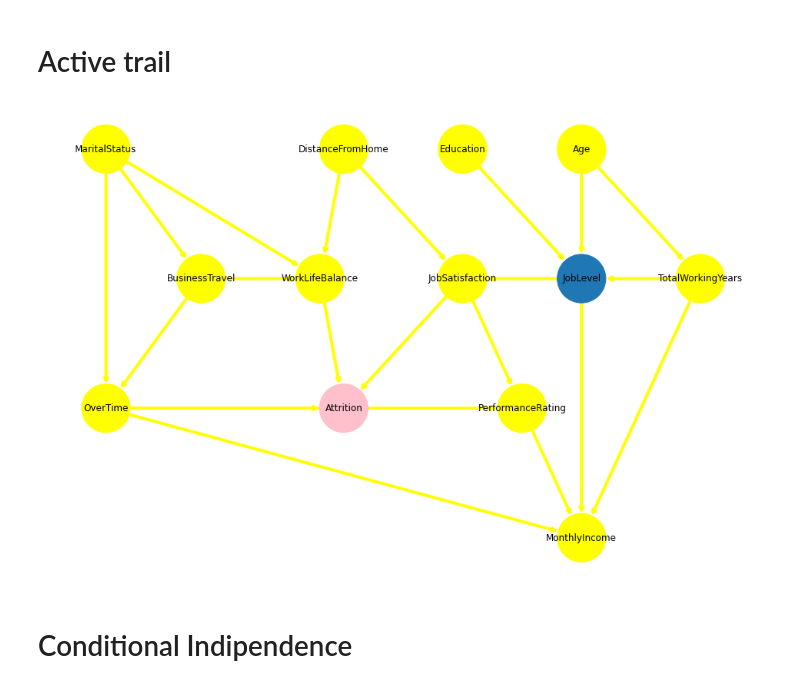
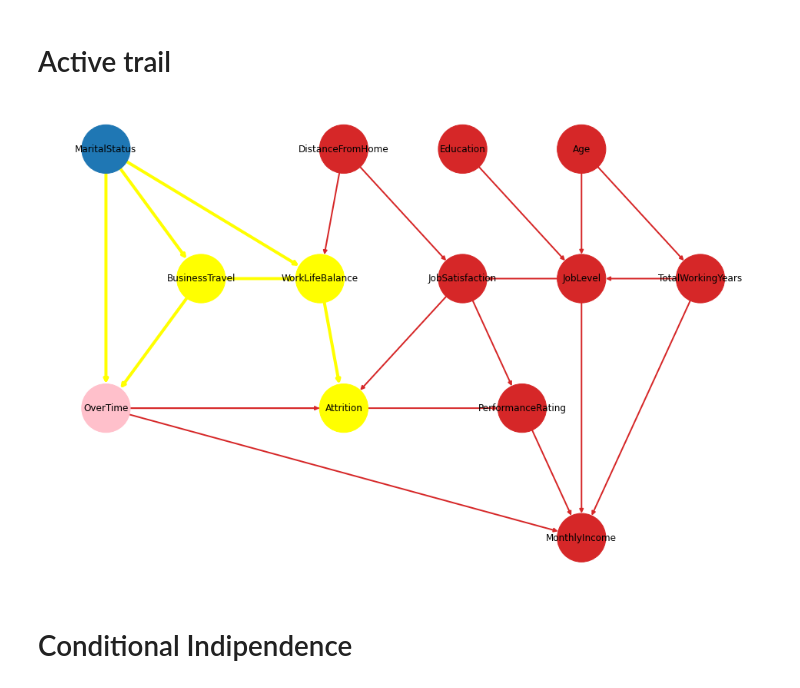
Before and after one commit to jacopodabramo/FAIKR3, a Jupyter notebook: HandMade.ipynb, the cells around one changed output. Drawn from its saved outputs; the diff is of its cells as text; code cells hidden in the pictures.

```diff
--- a/HandMade.ipynb
+++ b/HandMade.ipynb
@@ -157,29 +155,28 @@ Number of parameters: 832
 # %% [markdown]
 # Active trail
 # %%
-def display_active_trails(network, target_node, given_nodes=[], nodes_position=pos):
-    active_trail = network.active_trail_nodes(target_node, given_nodes)[target_node]
-
-    #blue if target, pink if evidence, yellow if in trails active, red otherwise
+def display_active_trails(net, target, evidence=[],nodes_position = pos):
+    active_trail = net.active_trail_nodes(target, evidence)[target]
+    # blue if target, pink if evidence, yellow if in trails active, red otherwise
     nodes_colors = []
-    for node in network.nodes():
-        if node == target_node:
+    for node in net.nodes():
+        if node == target:
             nodes_colors.append("tab:blue")
-        elif node in given_nodes:
+        elif node in evidence:
             nodes_colors.append("pink")
         elif node in active_trail:
             nodes_colors.append("yellow")
         else:
             nodes_colors.append("tab:red")
 
-    # Same with edges, yellow if I have an active trail, red otherwise
+
     edges_colors = []
     edges_weights = []
-    for (u, v) in network.edges:
-        if u in active_trail and (v in active_trail or v in given_nodes):
+    for (u, v) in net.edges:
+        if u in active_trail and (v in active_trail or v in evidence):
             edges_colors.append("yellow")
             edges_weights.append(4)
-        elif u in given_nodes and v == target_node:
+        elif u in evidence and v == target:
             edges_colors.append("yellow")
             edges_weights.append(4)
         else:
@@ -188,13 +185,13 @@ def display_active_trails(network, target_node, given_nodes=[], nodes_position=p
 
     # Finally I plot the network with colors
     plt.figure(figsize=(13,8.5))
-    nx.draw(network, nodes_position, width=edges_weights,
+    nx.draw(net, nodes_position, width=edges_weights,
             node_color=nodes_colors, edge_color=edges_colors,
             with_labels=True, node_size=4000, arrowsize=10)
-# %%
-display_active_trails(hand_net, 'JobLevel',given_nodes =['Attrition'])
-# %% [output]
-[figure, removed]
+# %%
+display_active_trails(hand_net, 'MaritalStatus',evidence =['OverTime'])
+# %% [output]
+[figure, added]
 # %% [markdown]
 # Conditional Indipendence
 # %%
```
Also changed, not shown: parts of 16 cells of this notebook.
